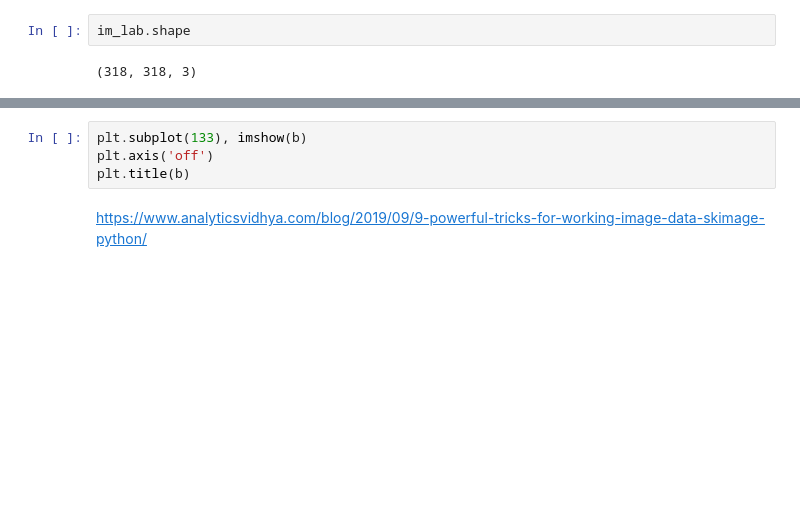
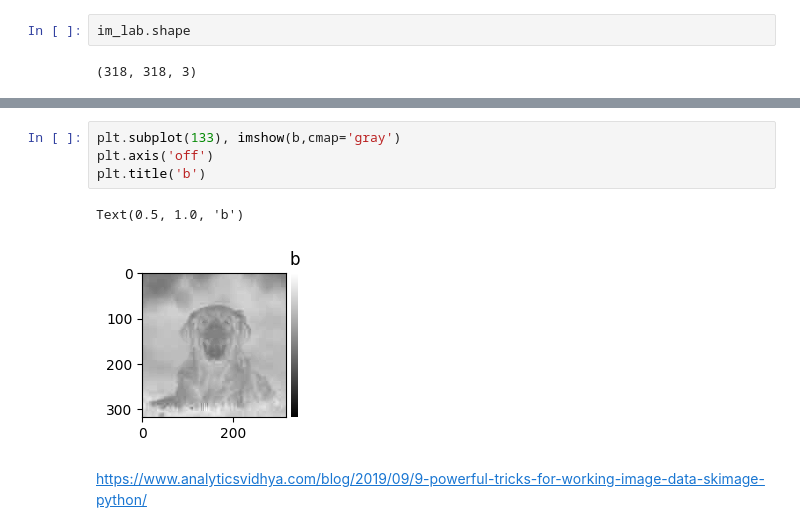
Before and after one commit to sikha2552/Towards_Data_science_Blog1, a Jupyter notebook: Part1.ipynb, the cells around one changed output, grey strips where cells are left out. Saved outputs shown, nothing was run; the diff lists cells and outputs as text; blank space fills up the shorter version.

```diff
--- a/Part1.ipynb
+++ b/Part1.ipynb
@@ -156,6 +165,9 @@ IndexError: ignored
 # %%
-plt.subplot(133), imshow(b)
+plt.subplot(133), imshow(b,cmap='gray')
 plt.axis('off')
-plt.title(b)
+plt.title('b')
+# %% [output]
+Text(0.5, 1.0, 'b')
+[figure, added]
 # %% [markdown]
 https://www.analyticsvidhya.com/blog/2019/09/9-powerful-tricks-for-working-image-data-skimage-python/
```
Also changed, not shown: parts of 15 cells of this notebook.
